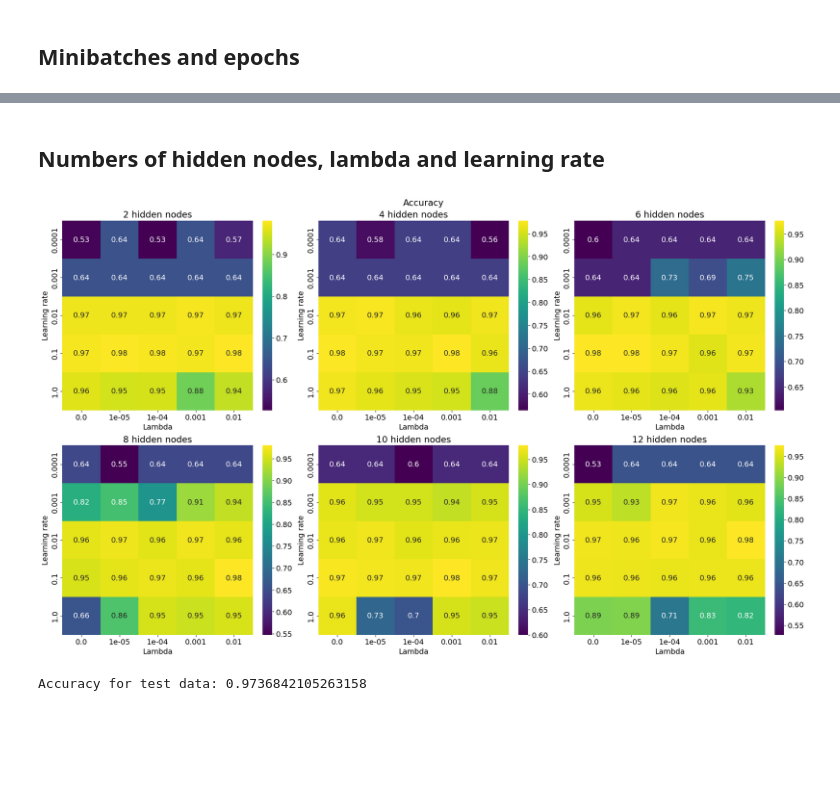
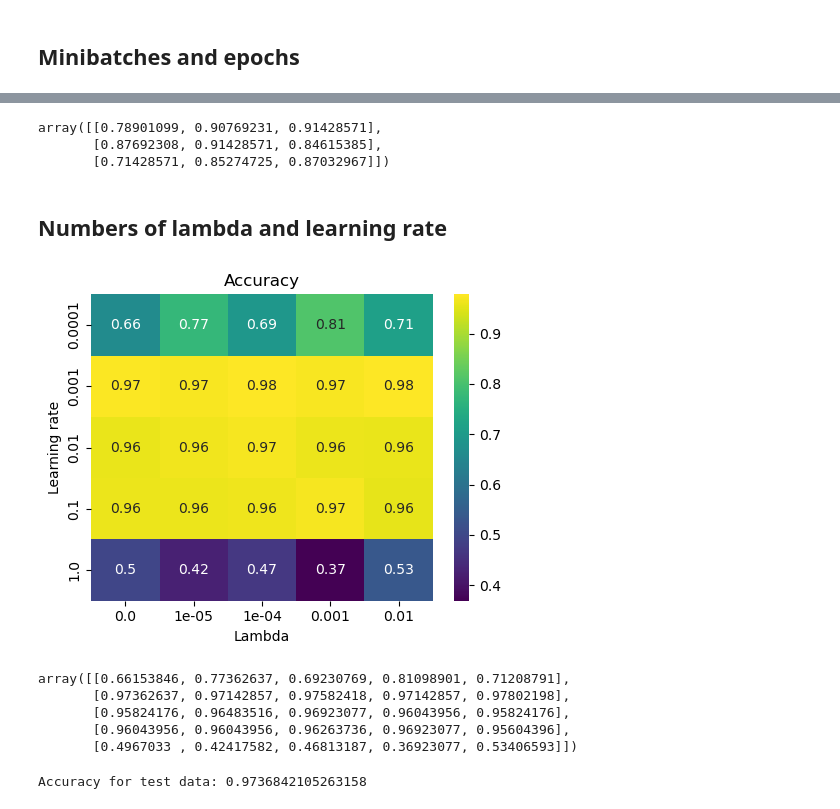
Before and after one commit to Johannesfjeldsaa/FYS-STK4155_Projects, a Jupyter notebook: Project 2/Solve project tasks/Task d) Breast cancer data.ipynb, the cells around one changed output, grey strips where cells are left out. Cells and saved outputs as stored; diff of their text form; code cells hidden in the pictures; blank space fills up the shorter version.

Commit message:
Updated figures

```diff
--- a/Project 2/Solve project tasks/Task d) Breast cancer data.ipynb
+++ b/Project 2/Solve project tasks/Task d) Breast cancer data.ipynb
@@ -151,7 +151,7 @@ plot_heatmap(accuracy_test, x_ticks=lmbd_vals, y_ticks=learning_rates,
 ## Minibatches and epochs
 # %%
 n_hidden_layers = 2
-n_hidden_nodes = 4
+n_hidden_nodes = 30
 
 n_outputs = 1
 n_features = X_train_scaled.shape[1]
@@ -209,3 +279,9 @@ plt.show()
+# %%
+accuracy
+# %% [output]
+array([[0.78901099, 0.90769231, 0.91428571],
+       [0.87692308, 0.91428571, 0.84615385],
+       [0.71428571, 0.85274725, 0.87032967]])
 # %% [markdown]
-## Numbers of hidden nodes, lambda and learning rate
+## Numbers of lambda and learning rate
 # %%
@@ -259,24 +333,22 @@ for k, n_hidden_nodes in enumerate(n_hidden_nodes_list):
 # %%
-
-plt.rcParams['font.size'] = 14
-
-
-fig, axs = plt.subplots(2, 3, figsize=(20, 12), constrained_layout=True)  # Create a figure and subplots
-
-fig.suptitle('Accuracy')
-
-for i, ax in enumerate(axs.flatten()):
-    sns.heatmap(accuracy[i], annot=True, ax=ax, cmap="viridis")  # Draw heatmap
-    ax.set_title(f"{n_hidden_nodes_list[i]} hidden nodes")
-
-    ax.set_xticklabels(lmbd_vals)
-    ax.set_yticklabels(learning_rates)
-
-    ax.set_xlabel('Lambda')  # Set x label
-    ax.set_ylabel('Learning rate')  # Set y label
-
-plt.savefig(r"Figures\Task_d\Cancer_tune_lr_lambda_nodes_accuracy.png")
+fig, ax = plt.subplots(figsize = (5, 4))
+heatmap = sns.heatmap(accuracy, annot=True, ax=ax, cmap="viridis")
+heatmap.set_xticklabels(lmbd_vals)
+heatmap.set_yticklabels(learning_rates)
+ax.set_title("Accuracy")
+ax.set_ylabel("Learning rate")
+ax.set_xlabel("Lambda")
+plt.tight_layout()
+plt.savefig(r"Figures\Task_d\Cancer_tune_lr_lambda_accuracy.png")
 plt.show()
 # %% [output]
-[figure, old version]
+[figure, new version]
+# %%
+accuracy
+# %% [output]
+array([[0.66153846, 0.77362637, 0.69230769, 0.81098901, 0.71208791],
+       [0.97362637, 0.97142857, 0.97582418, 0.97142857, 0.97802198],
+       [0.95824176, 0.96483516, 0.96923077, 0.96043956, 0.95824176],
+       [0.96043956, 0.96043956, 0.96263736, 0.96923077, 0.95604396],
+       [0.4967033 , 0.42417582, 0.46813187, 0.36923077, 0.53406593]])
 # %%
```
Also changed, not shown: parts of 10 cells of this notebook, 13 other files.
